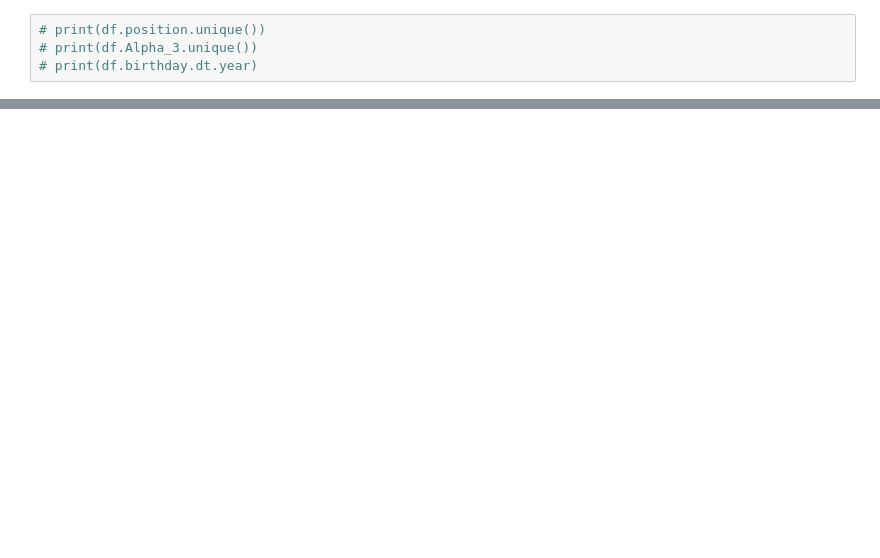
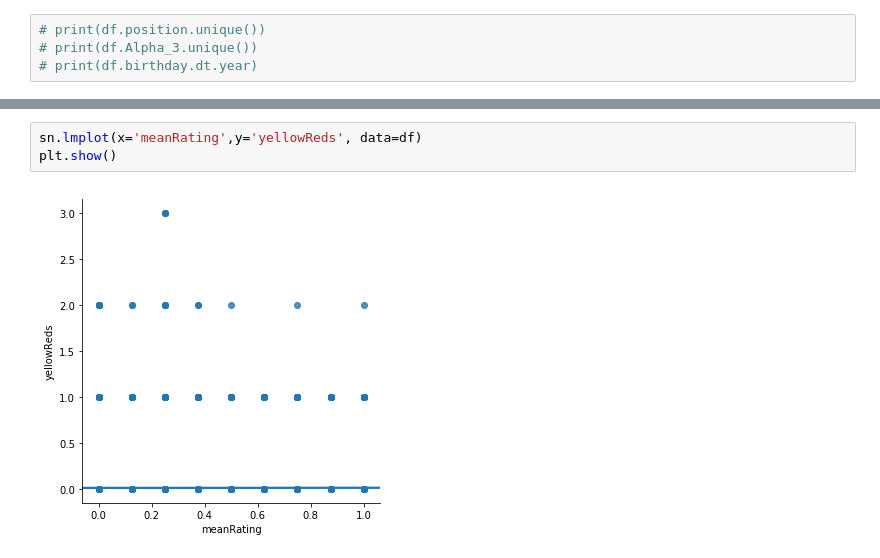
Before and after one commit to kotoroshinoto/InsightDataChallenges, a Jupyter notebook: challenge4/SportsRacialProfiling.ipynb, the cells around one changed output, grey strips where cells are left out. Cells and saved outputs as stored; diff of their text form; blank space fills up the shorter version.

```diff
--- a/challenge4/SportsRacialProfiling.ipynb
+++ b/challenge4/SportsRacialProfiling.ipynb
@@ -66,0 +114,5 @@ df.sort_values(by=['games'])
+# %%
+sn.lmplot(x='meanRating',y='yellowReds', data=df)
+plt.show()
+# %% [output]
+[figure, added]
```
Also changed, not shown: parts of 19 cells of this notebook, 3 other files.
